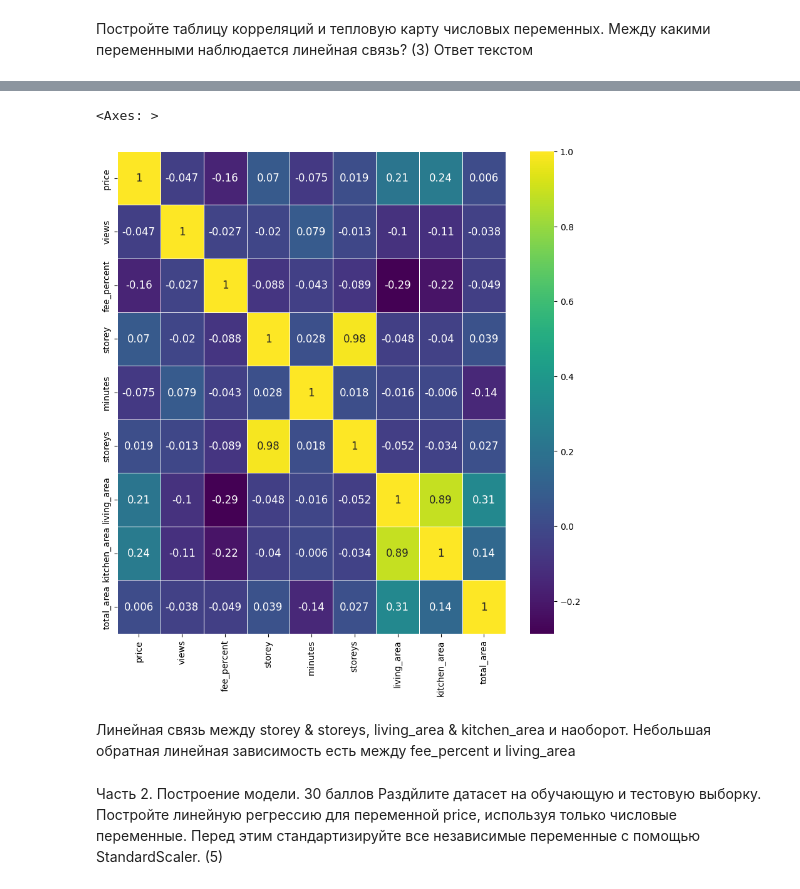
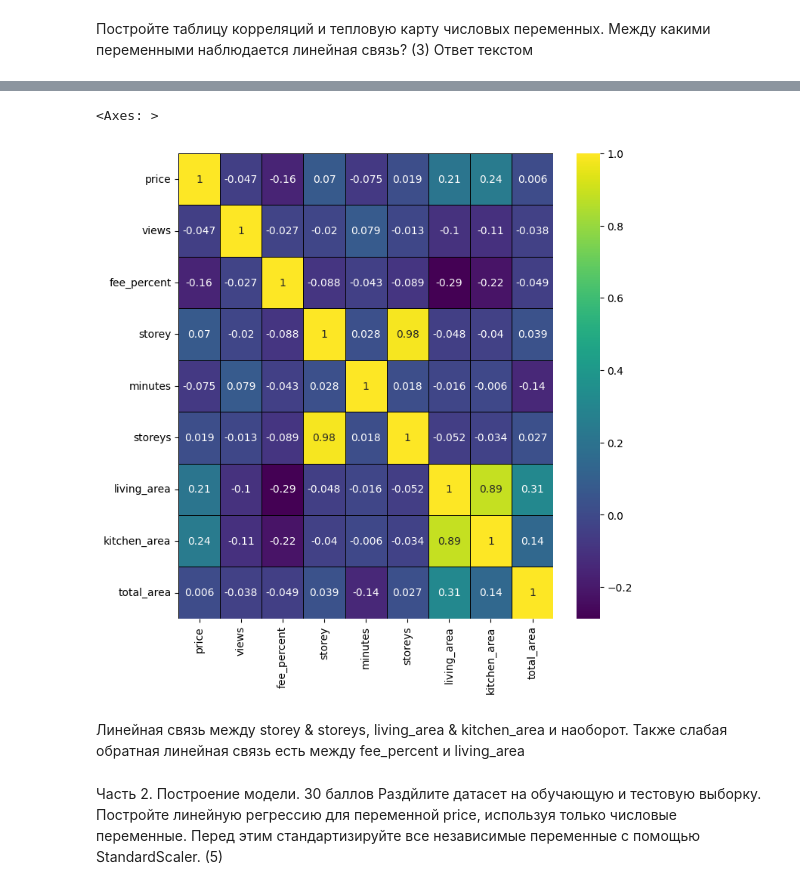
Before and after one commit to vladospb/python_exercises, a Jupyter notebook: hw3_exercise_2.ipynb, the cells around one changed output, grey strips where cells are left out. Saved outputs shown, nothing was run; the diff lists cells and outputs as text; code cells hidden in the pictures.

```diff
--- a/hw3_exercise_2.ipynb
+++ b/hw3_exercise_2.ipynb
@@ -181,17 +194,14 @@ plt.show()
 # %%
-corr_table = df.corr(numeric_only=True)
-corr_table
-
-fig , ax = plt.subplots(figsize = (10,10))
+fig , ax = plt.subplots(figsize = (8,8))
 
 sns.heatmap(corr_table,
             linewidths=0.5, annot=True,cmap='viridis',
-            linecolor="white", annot_kws = {'size':12})
+            linecolor="black", annot_kws = {'size':10})
 # %% [output]
 <Axes: >
-[figure, old version]
+[figure, new version]
 # %% [markdown]
-Линейная связь между storey & storeys, living_area & kitchen_area и наоборот. Небольшая обратная линейная зависимость есть между fee_percent и living_area
+Линейная связь между storey & storeys, living_area & kitchen_area и наоборот. Также слабая обратная линейная связь есть между fee_percent и living_area
 # %% [markdown]
 Часть 2. Построение модели. 30 баллов
 Раздйлите датасет на обучающую и тестовую выборку. Постройте линейную регрессию для переменной price, используя только числовые переменные.
```
Also changed, not shown: parts of 14 cells of this notebook, 1 other file.
